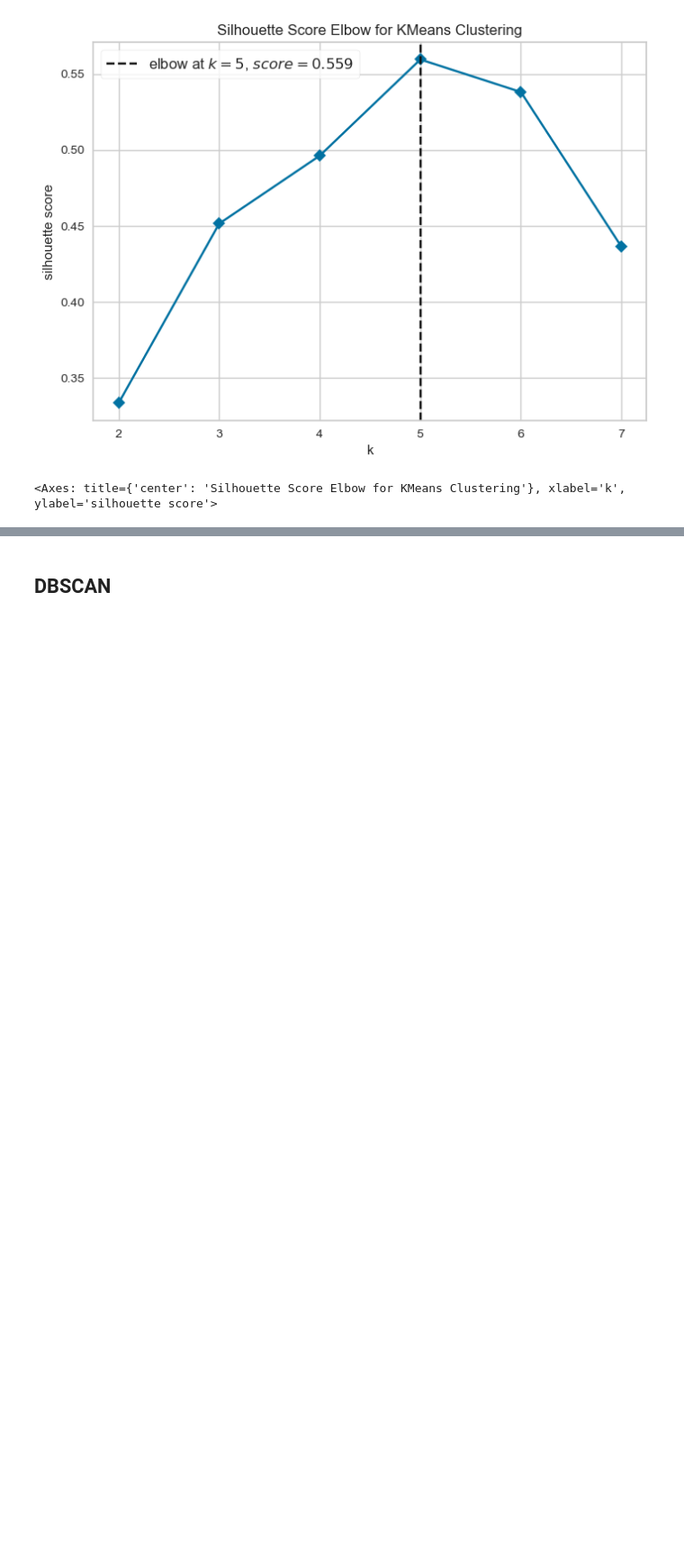
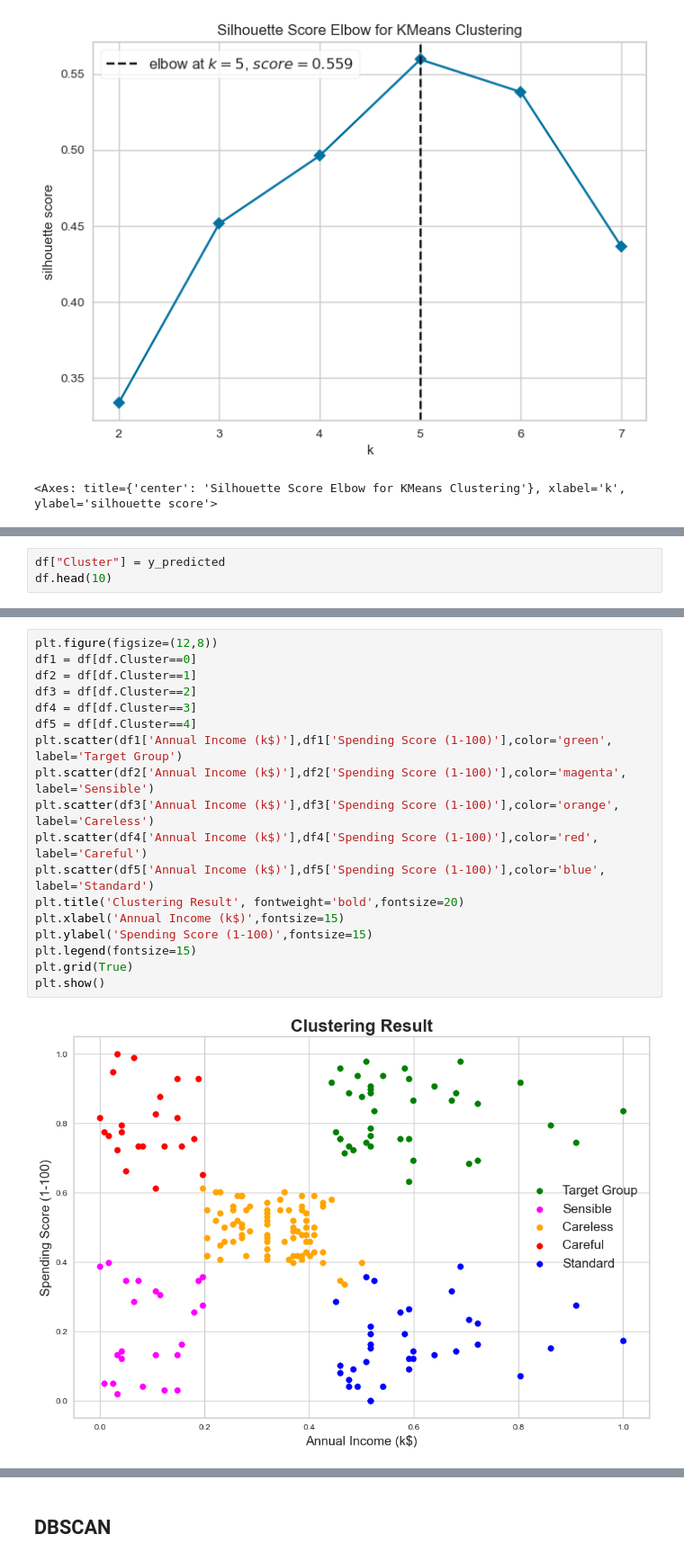
Before and after one commit to FahmaZuaf/Proses_Clustering, a Jupyter notebook: Proses Clustering.ipynb, the cells around one changed output, grey strips where cells are left out. Shown at 90% size. Drawn from its saved outputs; the diff is of its cells as text; blank space fills up the shorter version.

Commit message:
Update Proses Clustering

```diff
--- a/Proses Clustering.ipynb
+++ b/Proses Clustering.ipynb
@@ -173,0 +150,3 @@ plt.show()
+# %%
+df["Cluster"] = y_predicted
+df.head(10)
@@ -173,0 +173,20 @@ plt.show()
+# %%
+plt.figure(figsize=(12,8))
+df1 = df[df.Cluster==0]
+df2 = df[df.Cluster==1]
+df3 = df[df.Cluster==2]
+df4 = df[df.Cluster==3]
+df5 = df[df.Cluster==4]
+plt.scatter(df1['Annual Income (k$)'],df1['Spending Score (1-100)'],color='green', label='Target Group')
+plt.scatter(df2['Annual Income (k$)'],df2['Spending Score (1-100)'],color='magenta', label='Sensible')
+plt.scatter(df3['Annual Income (k$)'],df3['Spending Score (1-100)'],color='orange', label='Careless')
+plt.scatter(df4['Annual Income (k$)'],df4['Spending Score (1-100)'],color='red', label='Careful')
+plt.scatter(df5['Annual Income (k$)'],df5['Spending Score (1-100)'],color='blue', label='Standard')
+plt.title('Clustering Result', fontweight='bold',fontsize=20)
+plt.xlabel('Annual Income (k$)',fontsize=15)
+plt.ylabel('Spending Score (1-100)',fontsize=15)
+plt.legend(fontsize=15)
+plt.grid(True)
+plt.show()
+# %% [output]
+[figure, added]
```
Also changed, not shown: parts of 19 cells of this notebook.
